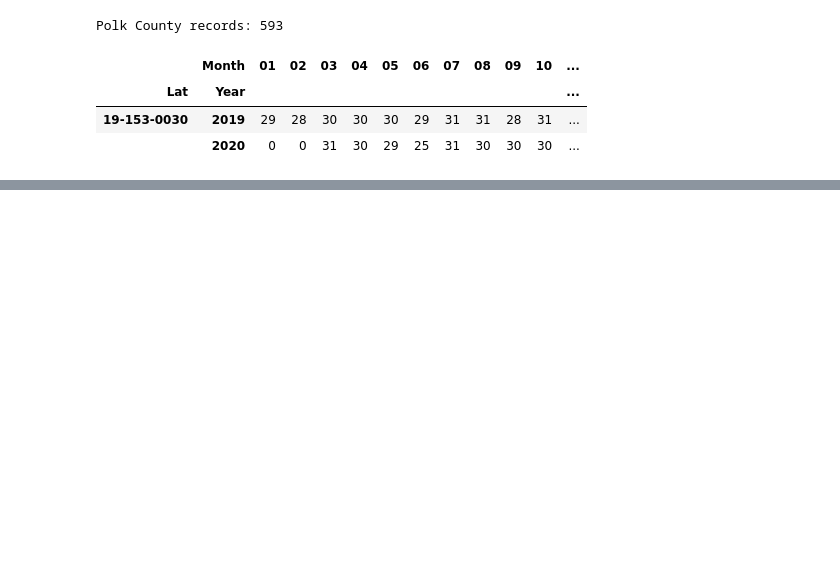
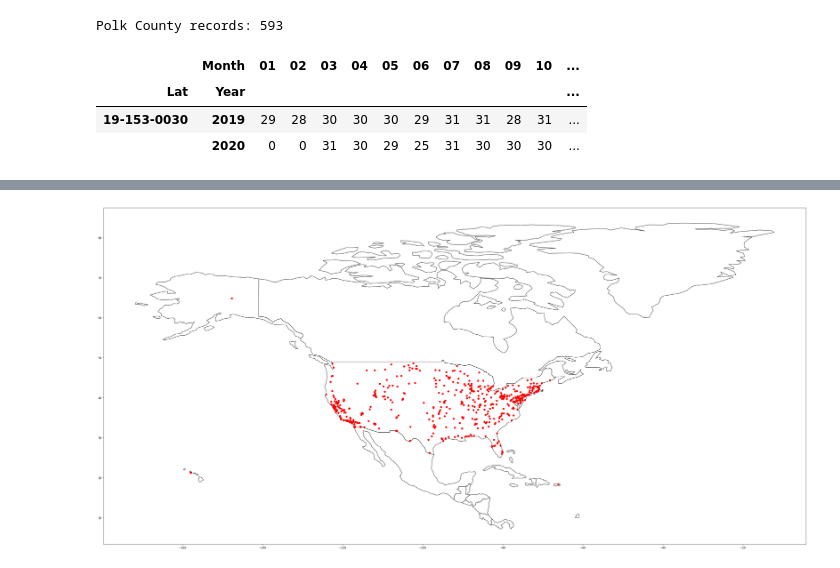
Before and after one commit to ahashmi/wids-2022, a Jupyter notebook: notebooks/wids250_epa_prep.ipynb, the cells around one changed output, grey strips where cells are left out. Saved outputs shown, nothing was run; the diff lists cells and outputs as text; code cells hidden in the pictures; blank space fills up the shorter version.

```diff
--- a/notebooks/wids250_epa_prep.ipynb
+++ b/notebooks/wids250_epa_prep.ipynb
@@ -233,0 +279,3 @@ june_2020_polk_ia_epa_df[well_populated]
+# %%
+locations = epa_df[col_groups['ID'] + col_groups['Location']].copy()
+locations.shape
@@ -233,0 +284,3 @@ june_2020_polk_ia_epa_df[well_populated]
+# %%
+locations.drop_duplicates(inplace=True)
+locations.shape
@@ -233,0 +289,3 @@ june_2020_polk_ia_epa_df[well_populated]
+# %%
+gdf = gpd.GeoDataFrame(
+    locations, geometry=gpd.points_from_xy(locations.LONGITUDE, locations.LATITUDE))
@@ -233,0 +301,12 @@ june_2020_polk_ia_epa_df[well_populated]
+# %%
+world = gpd.read_file(gpd.datasets.get_path('naturalearth_lowres'))
+
+# We restrict to North America.
+ax = world[world.continent == 'North America'].plot(
+    color='white', edgecolor='black', figsize=(45, 27))
+
+# We can now plot our ``GeoDataFrame``.
+gdf.plot(ax=ax, color='red')
+plt.show()
+# %% [output]
+[figure, added]
```
Also changed, not shown: parts of 14 cells of this notebook.
